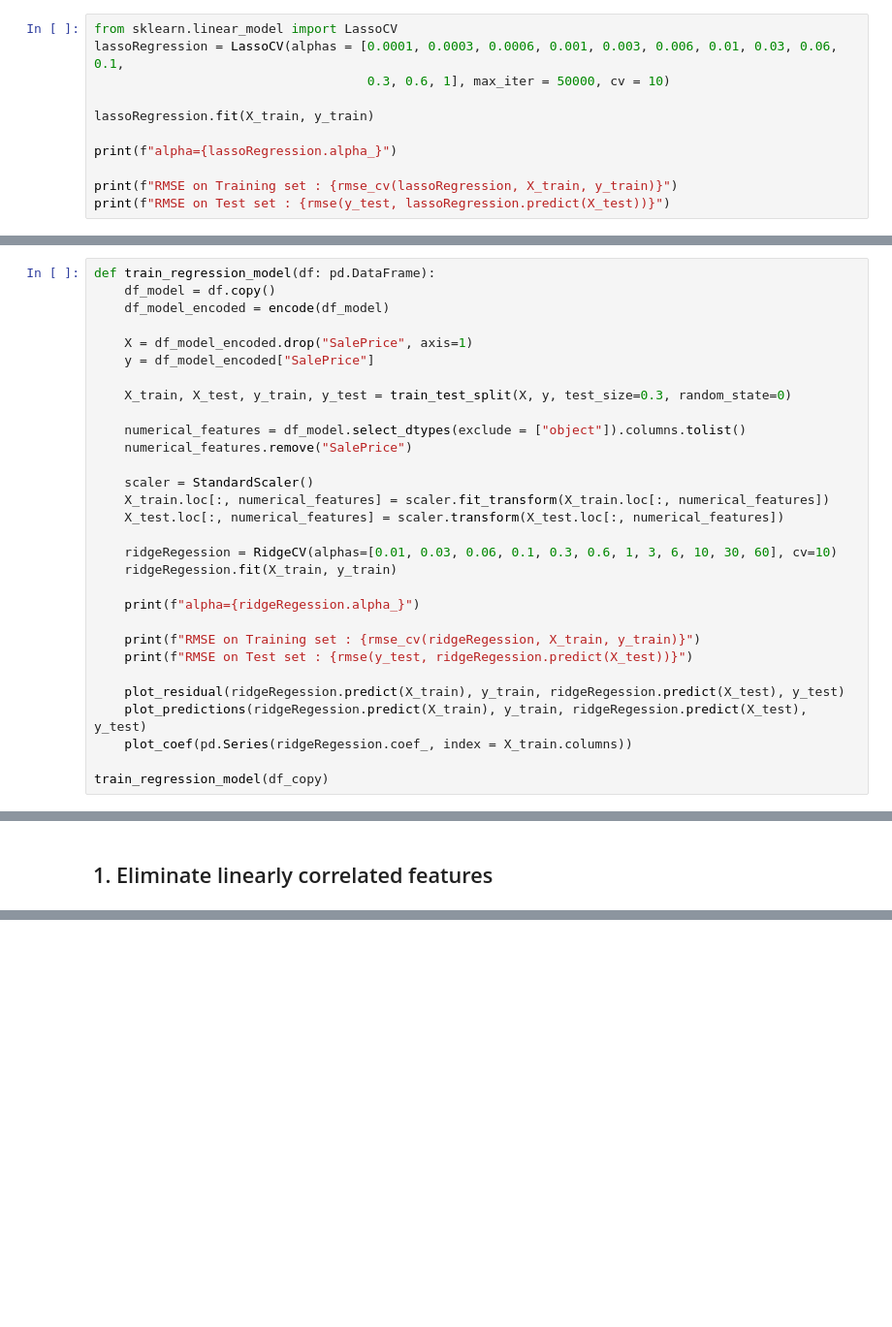
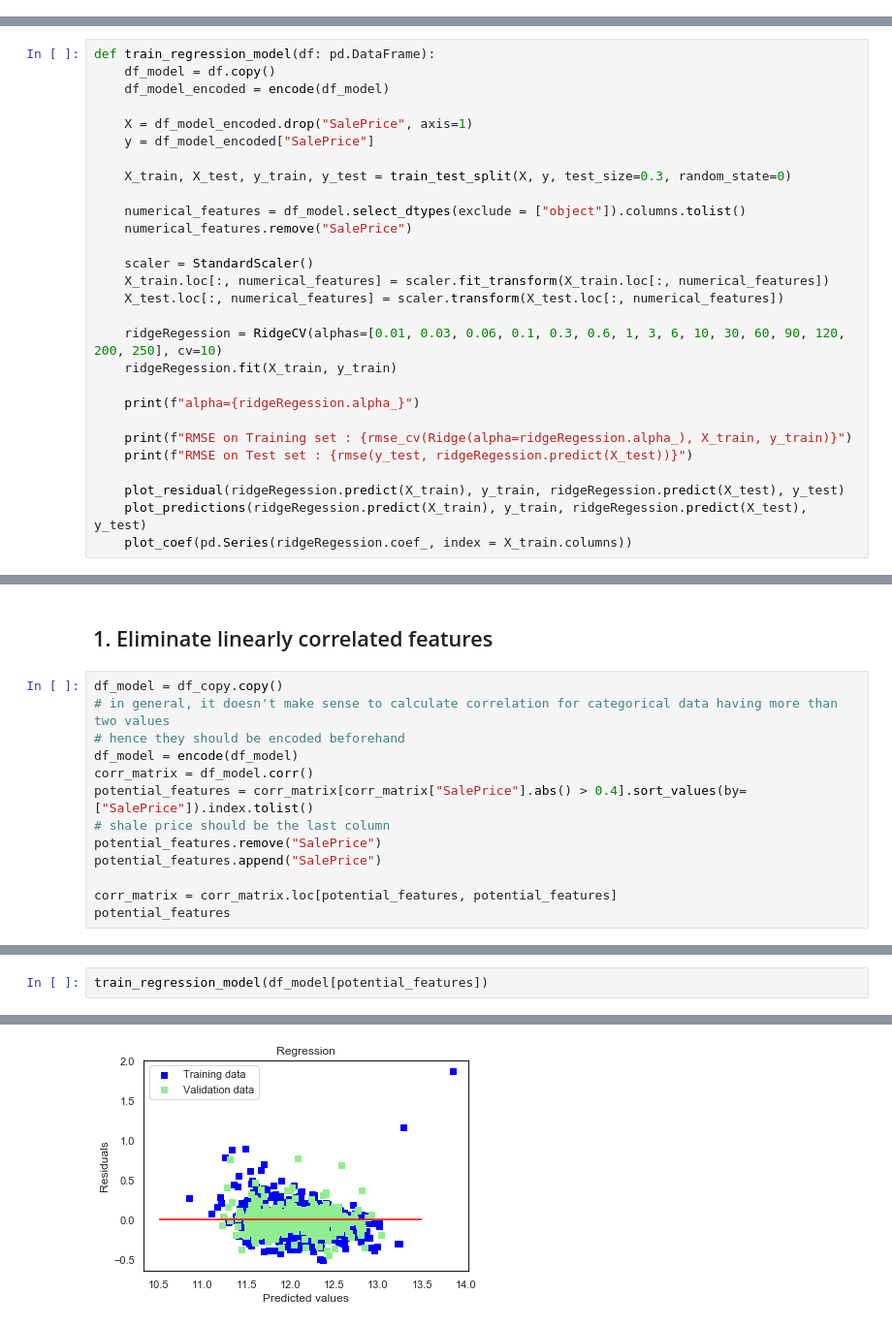
Before and after one commit to mzh-sc/contests, a Jupyter notebook: Kaggle House-Prices-Prediction/different_models.ipynb, the cells around one changed output, grey strips where cells are left out. Shown at 97% size. Cells and saved outputs as stored; diff of their text form; blank space fills up the shorter version.

Commit message:
Feature engineering based on correlation matrix

```diff
--- a/Kaggle House-Prices-Prediction/different_models.ipynb
+++ b/Kaggle House-Prices-Prediction/different_models.ipynb
@@ -433,11 +439,0 @@ Regression picked 493 features and eliminated the other 78 features
-# %%
-from sklearn.linear_model import LassoCV
-lassoRegression = LassoCV(alphas = [0.0001, 0.0003, 0.0006, 0.001, 0.003, 0.006, 0.01, 0.03, 0.06, 0.1,
-                                    0.3, 0.6, 1], max_iter = 50000, cv = 10)
-
-lassoRegression.fit(X_train, y_train)
-
-print(f"alpha={lassoRegression.alpha_}")
-
-print(f"RMSE on Training set : {rmse_cv(lassoRegression, X_train, y_train)}")
-print(f"RMSE on Test set : {rmse(y_test, lassoRegression.predict(X_test))}")
@@ -475,16 +456,14 @@ def train_regression_model(df: pd.DataFrame):
     X_train.loc[:, numerical_features] = scaler.fit_transform(X_train.loc[:, numerical_features])
     X_test.loc[:, numerical_features] = scaler.transform(X_test.loc[:, numerical_features])
 
-    ridgeRegession = RidgeCV(alphas=[0.01, 0.03, 0.06, 0.1, 0.3, 0.6, 1, 3, 6, 10, 30, 60], cv=10)
+    ridgeRegession = RidgeCV(alphas=[0.01, 0.03, 0.06, 0.1, 0.3, 0.6, 1, 3, 6, 10, 30, 60, 90, 120, 200, 250], cv=10)
     ridgeRegession.fit(X_train, y_train)
 
     print(f"alpha={ridgeRegession.alpha_}")
 
-    print(f"RMSE on Training set : {rmse_cv(ridgeRegession, X_train, y_train)}")
+    print(f"RMSE on Training set : {rmse_cv(Ridge(alpha=ridgeRegession.alpha_), X_train, y_train)}")
     print(f"RMSE on Test set : {rmse(y_test, ridgeRegession.predict(X_test))}")
 
     plot_residual(ridgeRegession.predict(X_train), y_train, ridgeRegession.predict(X_test), y_test)
     plot_predictions(ridgeRegession.predict(X_train), y_train, ridgeRegession.predict(X_test), y_test)
     plot_coef(pd.Series(ridgeRegession.coef_, index = X_train.columns))
-
-train_regression_model(df_copy)
@@ -517,3 +497,16 @@ RMSE on Training set : 0.14737859078173537<br/>
 RMSE on Test set : 0.1260003217902855
 # %% [markdown]
 ## 1. Eliminate linearly correlated features
+# %%
+df_model = df_copy.copy()
+# in general, it doesn't make sense to calculate correlation for categorical data having more than two values
+# hence they should be encoded beforehand
+df_model = encode(df_model)
+corr_matrix = df_model.corr()
+potential_features = corr_matrix[corr_matrix["SalePrice"].abs() > 0.4].sort_values(by=["SalePrice"]).index.tolist()
+# shale price should be the last column
+potential_features.remove("SalePrice")
+potential_features.append("SalePrice")
+
+corr_matrix = corr_matrix.loc[potential_features, potential_features]
+potential_features
@@ -519,0 +533,3 @@ RMSE on Test set : 0.1260003217902855
+# %%
+train_regression_model(df_model[potential_features])
+# %% [output]
@@ -519,0 +550 @@ RMSE on Test set : 0.1260003217902855
+[figure, added]
```
Also changed, not shown: parts of 29 cells of this notebook.
